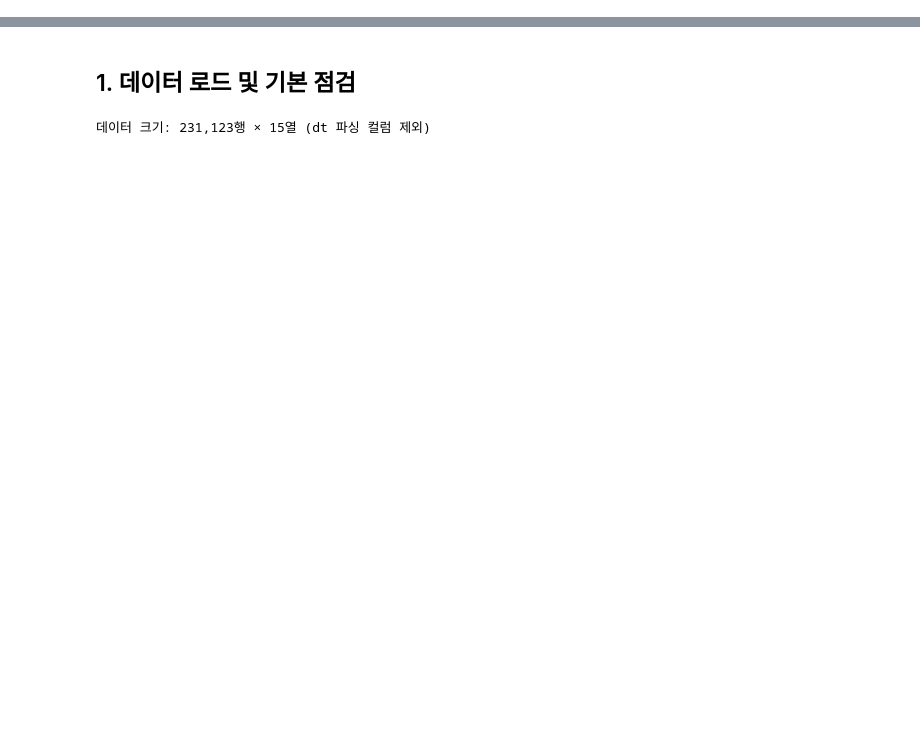
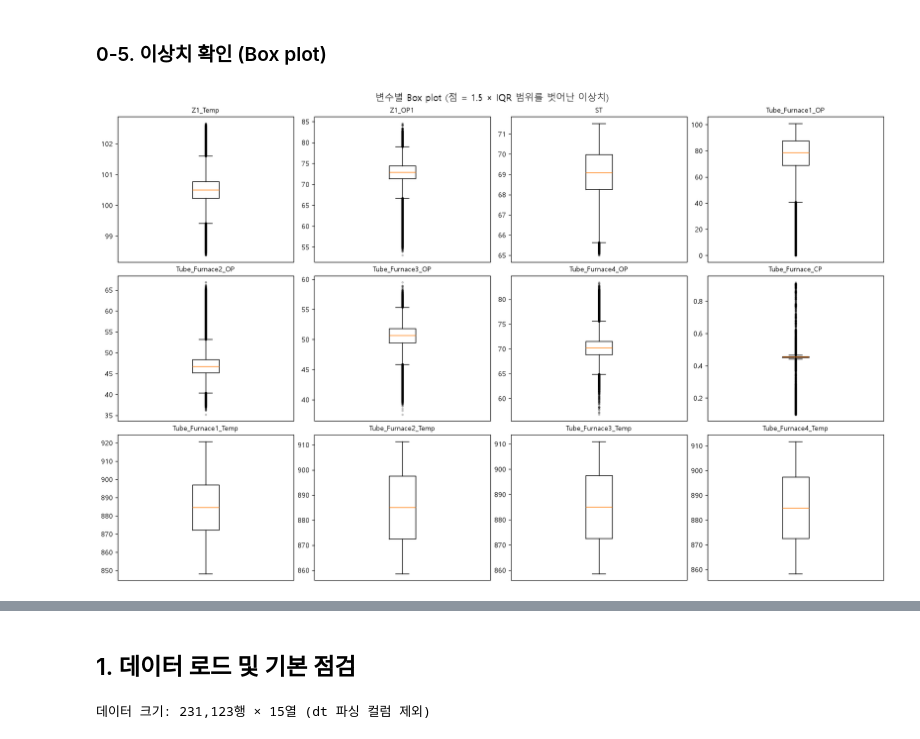
Before and after one commit to s1len7/2026_KSIA_DS_ADVANCED, a Jupyter notebook: analysis/Furnace_Tube_Data.ipynb, the cells around one changed output, grey strips where cells are left out. Cells and saved outputs as stored; diff of their text form; code cells hidden in the pictures; blank space fills up the shorter version.

```diff
--- a/analysis/Furnace_Tube_Data.ipynb
+++ b/analysis/Furnace_Tube_Data.ipynb
@@ -13,0 +107,14 @@
+# %%
+na_before = data.isna().sum()
+
+for c in num_cols:
+    data[c] = data[c].fillna(data[c].mean())
+for c in cat_cols:
+    data[c] = data[c].fillna(data[c].mode().iloc[0])
+
+na_after = data.isna().sum()
+print(f'[결측치 대체 결과]')
+for c in na_before[na_before > 0].index:
+    rule = '평균값' if c in num_cols else '최빈값'
+    print(f'  {c:<20s}: {na_before[c]:>4,}개 → {na_after[c]}개 ({rule} 대체)')
+print(f'남은 결측치 합계: {na_after.sum():,}')
@@ -13,0 +131,21 @@
+# %% [markdown]
+### 0-5. 이상치 확인 (Box plot)
+# %%
+import matplotlib.pyplot as plt
+%matplotlib inline
+
+# 한글 폰트 + 음수 부호(-) 깨짐 방지
+plt.rcParams['font.family'] = 'Malgun Gothic'
+plt.rcParams['axes.unicode_minus'] = False
+
+# 변수마다 단위가 달라 변수별로 따로 그림
+fig, axes = plt.subplots(3, 4, figsize=(16, 10), constrained_layout=True)
+for ax, c in zip(axes.ravel(), num_cols):
+    ax.boxplot(data[c], flierprops=dict(marker='o', markersize=2, alpha=0.3))
+    ax.set_title(c, fontsize=10)
+    ax.set_xticks([])
+    ax.ticklabel_format(axis='y', style='plain', useOffset=False)
+fig.suptitle('변수별 Box plot (점 = 1.5 × IQR 범위를 벗어난 이상치)', fontsize=14)
+plt.show()
+# %% [output]
+[figure, added]
```
Also changed, not shown: parts of 25 cells of this notebook, 16 other files.
